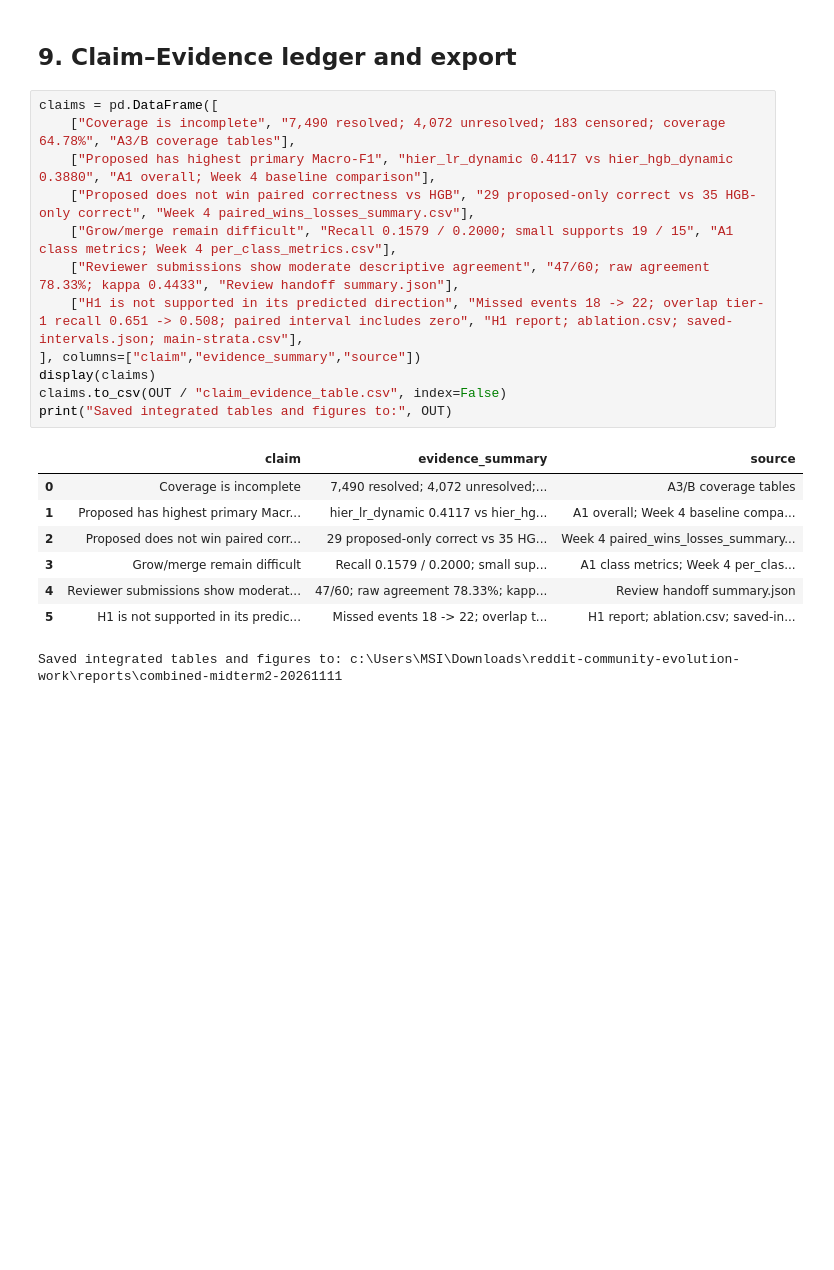
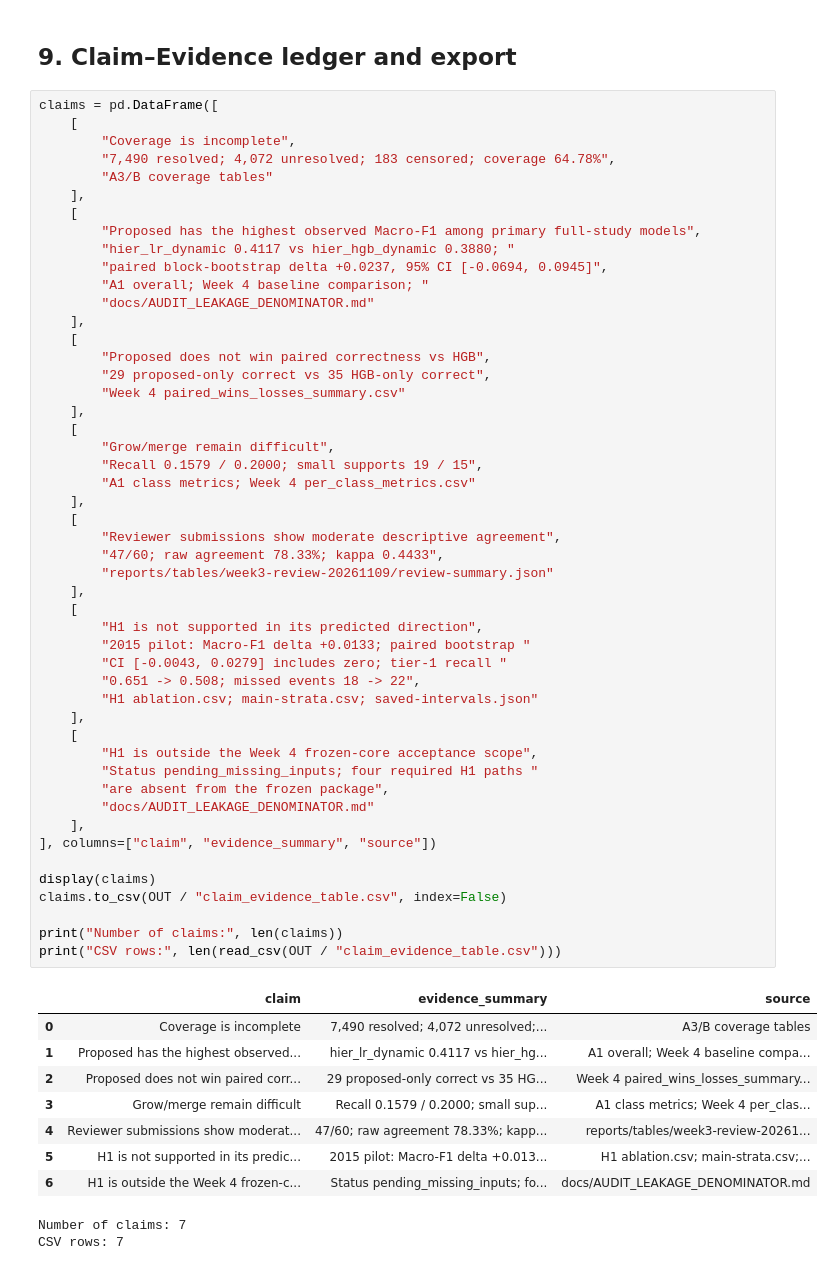
Before and after one commit to TamNgx179/reddit-community-evolution, a Jupyter notebook: notebooks/INTEGRATED_MIDTERM2_NOTEBOOK_20261111.ipynb, the cells around one changed output. Drawn from its saved outputs; the diff is of its cells as text; blank space fills up the shorter version.

Commit message:
docs(sna): update integrated midterm2 evidence ledger

```diff
--- a/notebooks/INTEGRATED_MIDTERM2_NOTEBOOK_20261111.ipynb
+++ b/notebooks/INTEGRATED_MIDTERM2_NOTEBOOK_20261111.ipynb
@@ -394,22 +470,61 @@ False events v4 -> v5: 46.7 -> 26.0
 ## 9. Claim–Evidence ledger and export
 # %%
 claims = pd.DataFrame([
-    ["Coverage is incomplete", "7,490 resolved; 4,072 unresolved; 183 censored; coverage 64.78%", "A3/B coverage tables"],
-    ["Proposed has highest primary Macro-F1", "hier_lr_dynamic 0.4117 vs hier_hgb_dynamic 0.3880", "A1 overall; Week 4 baseline comparison"],
-    ["Proposed does not win paired correctness vs HGB", "29 proposed-only correct vs 35 HGB-only correct", "Week 4 paired_wins_losses_summary.csv"],
-    ["Grow/merge remain difficult", "Recall 0.1579 / 0.2000; small supports 19 / 15", "A1 class metrics; Week 4 per_class_metrics.csv"],
-    ["Reviewer submissions show moderate descriptive agreement", "47/60; raw agreement 78.33%; kappa 0.4433", "Review handoff summary.json"],
-    ["H1 is not supported in its predicted direction", "Missed events 18 -> 22; overlap tier-1 recall 0.651 -> 0.508; paired interval includes zero", "H1 report; ablation.csv; saved-intervals.json; main-strata.csv"],
-], columns=["claim","evidence_summary","source"])
+    [
+        "Coverage is incomplete",
+        "7,490 resolved; 4,072 unresolved; 183 censored; coverage 64.78%",
+        "A3/B coverage tables"
+    ],
+    [
+        "Proposed has the highest observed Macro-F1 among primary full-study models",
+        "hier_lr_dynamic 0.4117 vs hier_hgb_dynamic 0.3880; "
+        "paired block-bootstrap delta +0.0237, 95% CI [-0.0694, 0.0945]",
+        "A1 overall; Week 4 baseline comparison; "
+        "docs/AUDIT_LEAKAGE_DENOMINATOR.md"
+    ],
+    [
+        "Proposed does not win paired correctness vs HGB",
+        "29 proposed-only correct vs 35 HGB-only correct",
+        "Week 4 paired_wins_losses_summary.csv"
+    ],
+    [
+        "Grow/merge remain difficult",
+        "Recall 0.1579 / 0.2000; small supports 19 / 15",
+        "A1 class metrics; Week 4 per_class_metrics.csv"
+    ],
+    [
+        "Reviewer submissions show moderate descriptive agreement",
+        "47/60; raw agreement 78.33%; kappa 0.4433",
+        "reports/tables/week3-review-20261109/review-summary.json"
+    ],
+    [
+        "H1 is not supported in its predicted direction",
+        "2015 pilot: Macro-F1 delta +0.0133; paired bootstrap "
+        "CI [-0.0043, 0.0279] includes zero; tier-1 recall "
+        "0.651 -> 0.508; missed events 18 -> 22",
+        "H1 ablation.csv; main-strata.csv; saved-intervals.json"
+    ],
+    [
+        "H1 is outside the Week 4 frozen-core acceptance scope",
+        "Status pending_missing_inputs; four required H1 paths "
+        "are absent from the frozen package",
+        "docs/AUDIT_LEAKAGE_DENOMINATOR.md"
+    ],
+], columns=["claim", "evidence_summary", "source"])
+
 display(claims)
 claims.to_csv(OUT / "claim_evidence_table.csv", index=False)
-print("Saved integrated tables and figures to:", OUT)
+
+print("Number of claims:", len(claims))
+print("CSV rows:", len(read_csv(OUT / "claim_evidence_table.csv")))
 # %% [output]
 |  | claim | evidence_summary | source |
 | 0 | Coverage is incomplete | 7,490 resolved; 4,072 unresolved;... | A3/B coverage tables |
-| 1 | Proposed has highest primary Macr... | hier_lr_dynamic 0.4117 vs hier_hg... | A1 overall; Week 4 baseline compa... |
+| 1 | Proposed has the highest observed... | hier_lr_dynamic 0.4117 vs hier_hg... | A1 overall; Week 4 baseline compa... |
 | 2 | Proposed does not win paired corr... | 29 proposed-only correct vs 35 HG... | Week 4 paired_wins_losses_summary... |
 | 3 | Grow/merge remain difficult | Recall 0.1579 / 0.2000; small sup... | A1 class metrics; Week 4 per_clas... |
-| 4 | Reviewer submissions show moderat... | 47/60; raw agreement 78.33%; kapp... | Review handoff summary.json |
-| 5 | H1 is not supported in its predic... | Missed events 18 -> 22; overlap t... | H1 report; ablation.csv; saved-in... |
+| 4 | Reviewer submissions show moderat... | 47/60; raw agreement 78.33%; kapp... | reports/tables/week3-review-20261... |
+| 5 | H1 is not supported in its predic... | 2015 pilot: Macro-F1 delta +0.013... | H1 ablation.csv; main-strata.csv;... |
+| 6 | H1 is outside the Week 4 frozen-c... | Status pending_missing_inputs; fo... | docs/AUDIT_LEAKAGE_DENOMINATOR.md |
-Saved integrated tables and figures to: c:\Users\MSI\Downloads\reddit-community-evolution-work\reports\combined-midterm2-20261111
+Number of claims: 7
+CSV rows: 7
```
Also changed, not shown: parts of 2 cells of this notebook, 1 other file.
